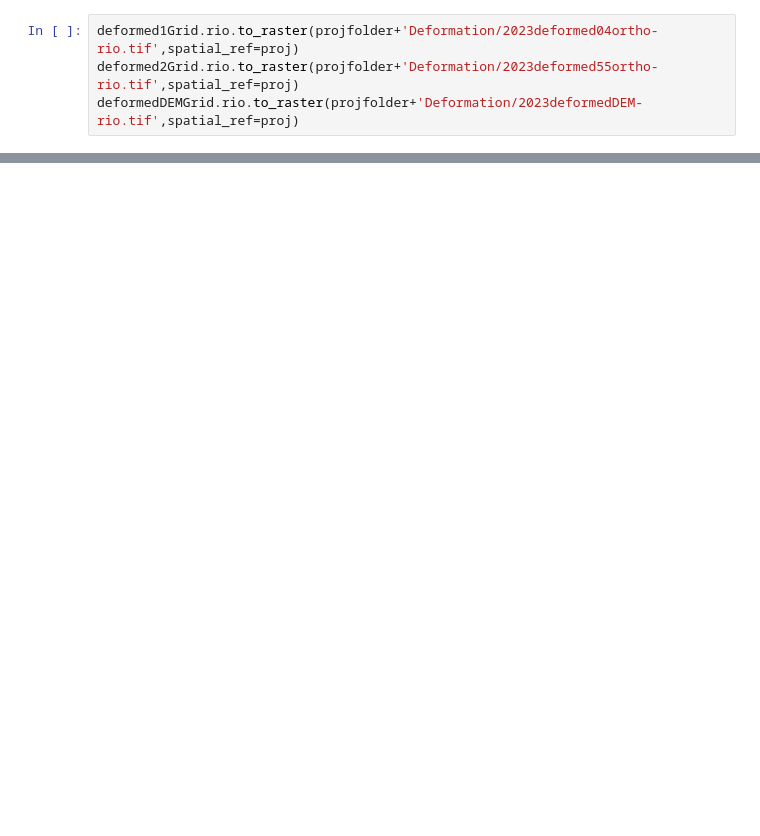
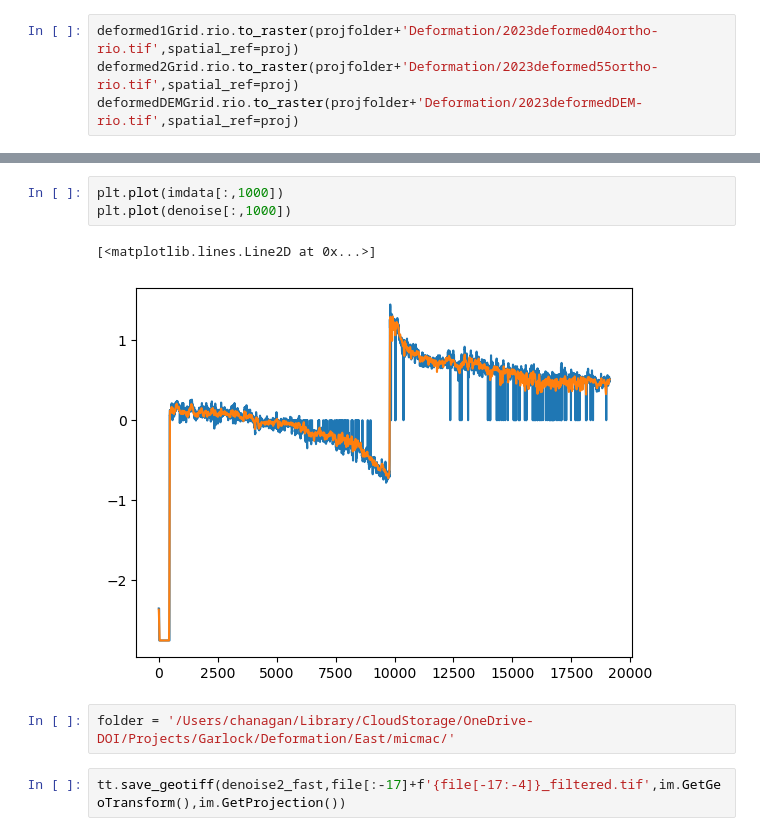
Before and after one commit to cehanagan/tdcalc, a Jupyter notebook: GarlockEastDeformation.ipynb, the cells around one changed output, grey strips where cells are left out. Drawn from its saved outputs; the diff is of its cells as text; blank space fills up the shorter version.

```diff
--- a/GarlockEastDeformation.ipynb
+++ b/GarlockEastDeformation.ipynb
@@ -350,0 +702,10 @@ deformedDEMGrid.rio.to_raster(projfolder+'Deformation/2023deformedDEM-rio.tif',s
+# %%
+plt.plot(imdata[:,1000])
+plt.plot(denoise[:,1000])
+# %% [output]
+[<matplotlib.lines.Line2D at 0x...>]
+[figure, added]
+# %%
+folder = '/Users/chanagan/Library/CloudStorage/OneDrive-DOI/Projects/Garlock/Deformation/East/micmac/'
+# %%
+tt.save_geotiff(denoise2_fast,file[:-17]+f'{file[-17:-4]}_filtered.tif',im.GetGeoTransform(),im.GetProjection())
```
Also changed, not shown: parts of 138 cells of this notebook, 3 other files.
